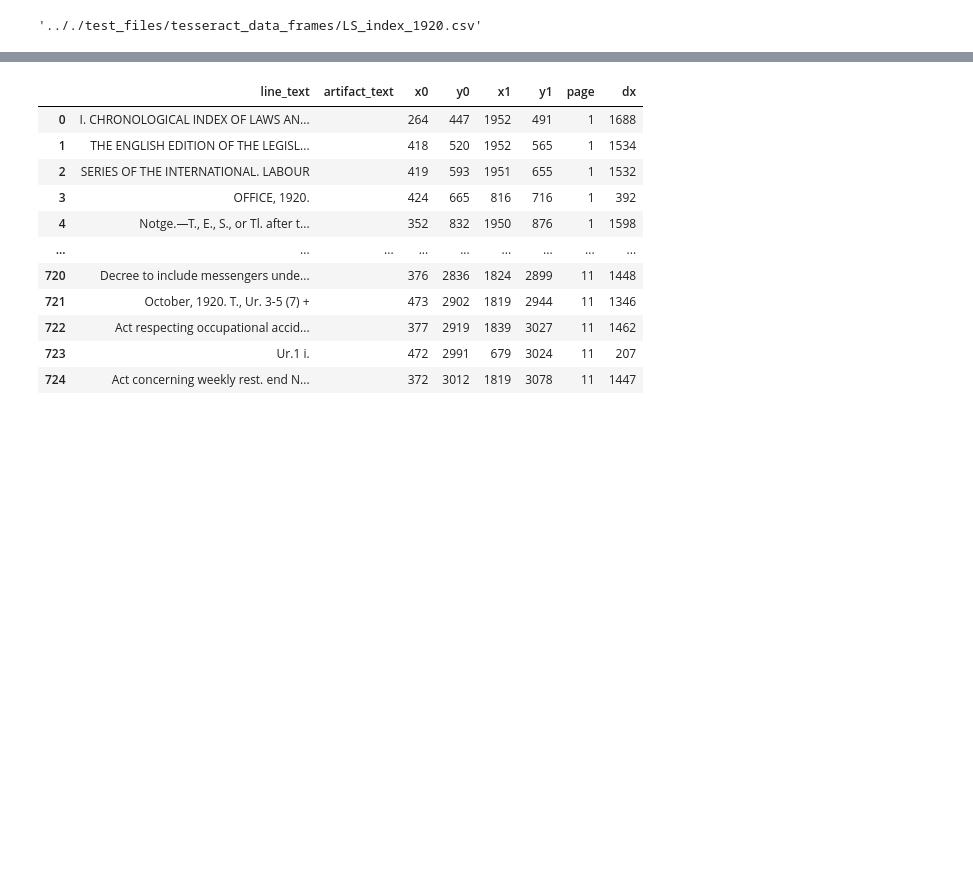
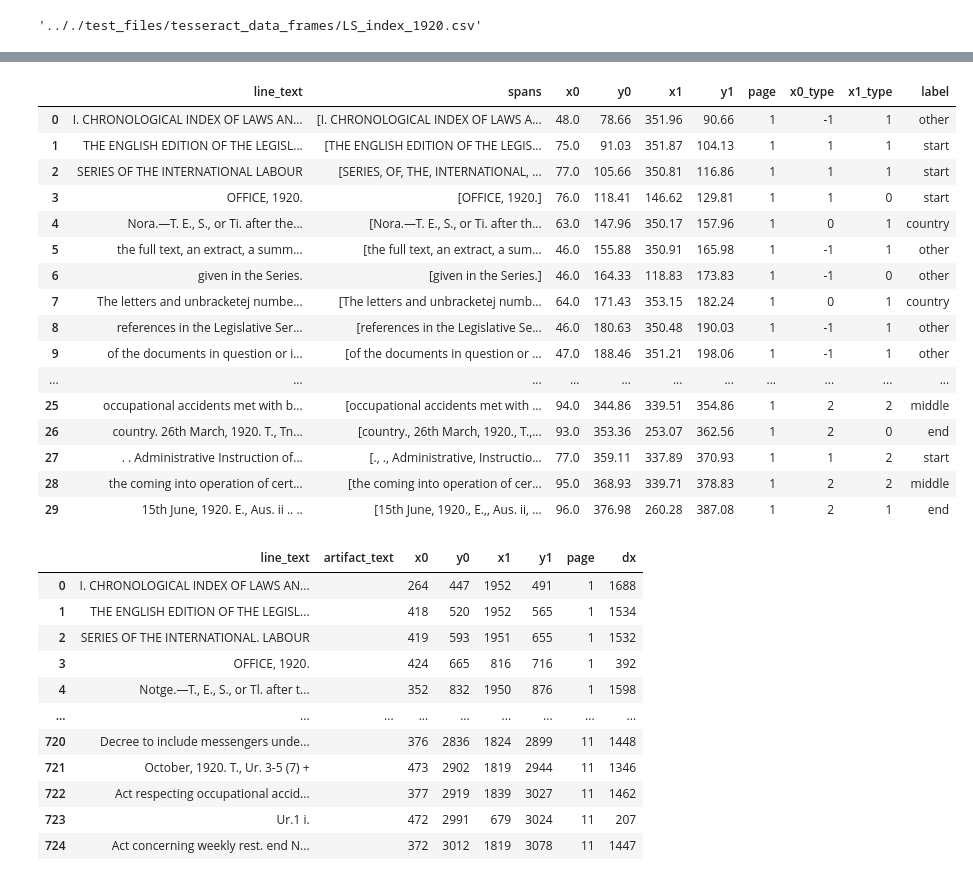
Before and after one commit to jeusa/indexex, a Jupyter notebook: code/index_extraction.ipynb, the cells around one changed output, grey strips where cells are left out. Drawn from its saved outputs; the diff is of its cells as text; code cells hidden in the pictures; blank space fills up the shorter version.

Commit message:
ADD: extraction with two modes, from pdf directly and from tesseract df

```diff
--- a/code/index_extraction.ipynb
+++ b/code/index_extraction.ipynb
@@ -27,12 +27,12 @@ import date
 test_files_dir = ".././test_files/"
 test_dfs_dir = test_files_dir + "tesseract_data_frames/"
 test_output_dir = test_files_dir + "extracted_indexes/"
-test_files = util.list_files(test_files_dir)
+test_files = util.list_files(test_files_dir, suffix=".pdf")
 test_dfs = util.list_files(test_dfs_dir)
 file = test_dfs[-1]
 
-indexes_path = "/home/jeusa/Files/Documents/Indexex/ILO_yearly_indices/tesseract_data_frames"
-output_dir = "/home/jeusa/Files/Documents/Indexex/ILO_yearly_indices/extracted_indexes"
+indexes_path = "/home/jeusa/Files/Documents/Indexex/ILO_yearly_indices/tesseract_data_frames/"
+output_dir = "/home/jeusa/Files/Documents/Indexex/ILO_yearly_indices/extracted_indexes/"
 
 if system()=="Windows":
     indexes_path = "H:\Documents\Indexex\ILO_yearly_indices\\tesseract_data_frames"
@@ -49,3 +49,6 @@ display(test_dfs, file)
  '.././test_files/tesseract_data_frames/LS_index_1986.csv',
  '.././test_files/tesseract_data_frames/LS_index_1920.csv']
 '.././test_files/tesseract_data_frames/LS_index_1920.csv'
+# %%
+pdf_file = test_files[0]
+display(test_files, pdf_file)
@@ -51,0 +102,12 @@ display(test_dfs, file)
+# %%
+pdf, pdf_dict = util.read_pdf(pdf_file)
+l_df = lines.make_lines_df(pdf_dict)
+l_df = lines.merge_close_lines(l_df, 4)
+b_x0, b_x1, x0_c = group.group_line_starts_ends(l_df)
+bor = lines.make_borders_df(b_x0, b_x1)
+
+l_df = label.assign_types(l_df, b_x0, b_x1, x0_c)
+l_df = label.assign_labels(l_df, x0_c)
+
+print(f"x0 types: {x0_c}")
+l_df
@@ -52,3 +147,27 @@ display(test_dfs, file)
+# %%
+c_df, p_l, p_g = label.correct_x0_types(l_df, b_x0, b_x1, x0_c)
+c_df = label.assign_labels(c_df, x0_c)
+c_df = label.approve_correction(l_df, c_df, p_l)
+# %%
+c_df.head(30)
+# %% [output]
+|  | line_text | spans | x0 | y0 | x1 | y1 | page | x0_type | x1_type | label |
+| 0 | I. CHRONOLOGICAL INDEX OF LAWS AN... | [I. CHRONOLOGICAL INDEX OF LAWS A... | 48.0 | 78.66 | 351.96 | 90.66 | 1 | -1 | 1 | other |
+| 1 | THE ENGLISH EDITION OF THE LEGISL... | [THE ENGLISH EDITION OF THE LEGIS... | 75.0 | 91.03 | 351.87 | 104.13 | 1 | 1 | 1 | start |
+| 2 | SERIES OF THE INTERNATIONAL LABOUR | [SERIES, OF, THE, INTERNATIONAL, ... | 77.0 | 105.66 | 350.81 | 116.86 | 1 | 1 | 1 | start |
+| 3 | OFFICE, 1920. | [OFFICE, 1920.] | 76.0 | 118.41 | 146.62 | 129.81 | 1 | 1 | 0 | start |
+| 4 | Nora.—T. E., S., or Ti. after the... | [Nora.—T. E., S., or Ti. after th... | 63.0 | 147.96 | 350.17 | 157.96 | 1 | 0 | 1 | country |
+| 5 | the full text, an extract, a summ... | [the full text, an extract, a sum... | 46.0 | 155.88 | 350.91 | 165.98 | 1 | -1 | 1 | other |
+| 6 | given in the Series. | [given in the Series.] | 46.0 | 164.33 | 118.83 | 173.83 | 1 | -1 | 0 | other |
+| 7 | The letters and unbracketej numbe... | [The letters and unbracketej numb... | 64.0 | 171.43 | 353.15 | 182.24 | 1 | 0 | 1 | country |
+| 8 | references in the Legislative Ser... | [references in the Legislative Se... | 46.0 | 180.63 | 350.48 | 190.03 | 1 | -1 | 1 | other |
+| 9 | of the documents in question or i... | [of the documents in question or ... | 47.0 | 188.46 | 351.21 | 198.06 | 1 | -1 | 1 | other |
+| ... | ... | ... | ... | ... | ... | ... | ... | ... | ... | ... |
+| 25 | occupational accidents met with b... | [occupational accidents met with ... | 94.0 | 344.86 | 339.51 | 354.86 | 1 | 2 | 2 | middle |
+| 26 | country. 26th March, 1920. T., Tn... | [country., 26th March, 1920., T.,... | 93.0 | 353.36 | 253.07 | 362.56 | 1 | 2 | 0 | end |
+| 27 | . . Administrative Instruction of... | [., ., Administrative, Instructio... | 77.0 | 359.11 | 337.89 | 370.93 | 1 | 1 | 2 | start |
+| 28 | the coming into operation of cert... | [the coming into operation of cer... | 95.0 | 368.93 | 339.71 | 378.83 | 1 | 2 | 2 | middle |
+| 29 | 15th June, 1920. E., Aus. ii .. .. | [15th June, 1920., E.,, Aus. ii, ... | 96.0 | 376.98 | 260.28 | 387.08 | 1 | 2 | 1 | end |
 # %%
 #pdf_df = util.ocr(file, start_page=1, save_to=".././test_files")
 pdf_df = pd.read_csv(file)
```
Also changed, not shown: parts of 20 cells of this notebook, 4 other files.
